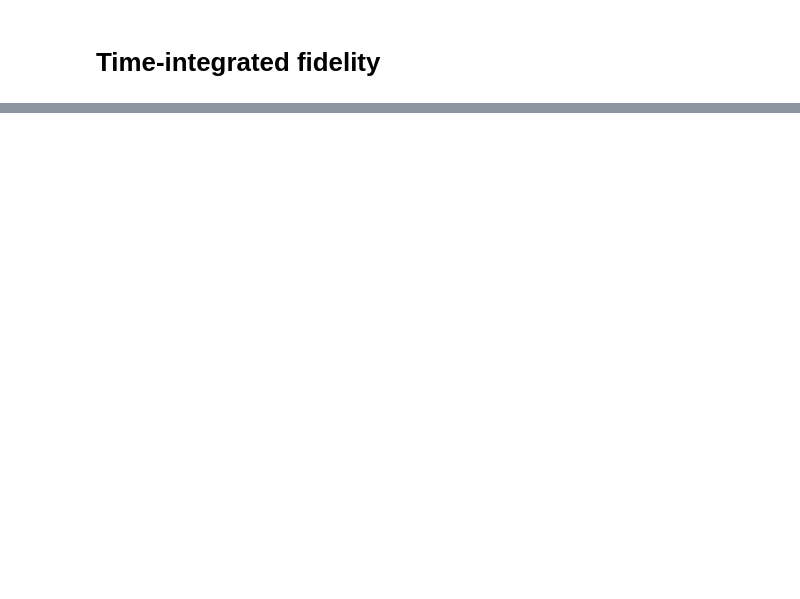
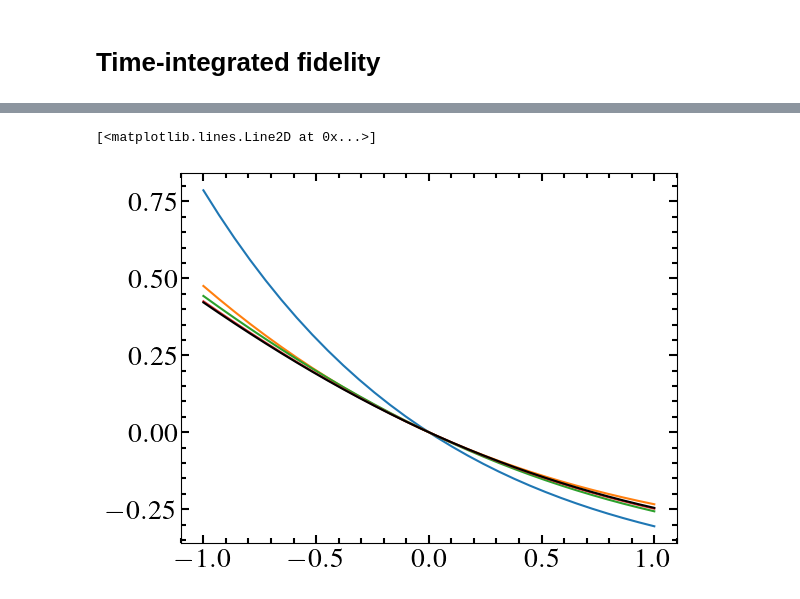
Before and after one commit to PauloJPS/2024-large-deviation-full-counting-statistics-in-adiabatic-open-quantum-dynamics, a Jupyter notebook: Codes/Controled_Adiabaticity_against_Quench.ipynb, the cells around one changed output, grey strips where cells are left out. Cells and saved outputs as stored; diff of their text form; code cells hidden in the pictures; blank space fills up the shorter version.

```diff
--- a/Codes/Controled_Adiabaticity_against_Quench.ipynb
+++ b/Codes/Controled_Adiabaticity_against_Quench.ipynb
@@ -436,31 +400,3 @@ def get_Fidelity_tau(rho0, dt=0.01, taulist=[1, 10, 100], args=args):
 
 
     return Tlist_list, Fidelity_list
-# %%
-def get_theta_tau(rho0, slist, dt=0.01, taulist=[1, 10, 100], args=args):
-    theta_list = []
-    Tlist_list = []
-    rho0_int = np.array(rho0,dtype=np.complex_).flatten()
-
-    args_aux = args.copy()
-    for tau in taulist:
-        args_aux["tau"] = tau
-        theta_aux = []
-        for s in slist:
-            args_aux["s"] = s
-            t0 = time.time()
-            print(tau, dt)
-            Nsteps = int(tau/dt)
-            print(Nsteps)
-            tlist = np.linspace(0, tau, Nsteps)
-
-            args_aux["tau"] = tau
-
-            thetas, rhos = Direct_SCGF_calculation(rho0, tlist, args_aux)
-
-            theta = np.sum(thetas)/tau
-
-            theta_aux.append(theta)
-        theta_list.append(theta_aux)
-
-    return theta_list
@@ -636,0 +547,6 @@ exact_theta = get_Exact_theta(s_list_exact, args)
+# %%
+Fig_2c_slist = np.linspace(-1, 1, 30)
+Fig_2c_taulist = [0.1, 1, 10, 100]
+dt = 0.01
+
+Fig_2c_theta_list = get_theta_tau(rho0, slist=Fig_2c_slist, dt=dt, taulist=Fig_2c_taulist, args=args)
@@ -636,0 +571,2 @@ exact_theta = get_Exact_theta(s_list_exact, args)
+# %%
+Fig_2c_exact_theta = get_Exact_theta(slist=Fig_2c_slist, args=args)
@@ -636,0 +591,11 @@ exact_theta = get_Exact_theta(s_list_exact, args)
+# %%
+plt.plot(Fig_2c_slist, Fig_2c_theta_list[0])
+plt.plot(Fig_2c_slist, Fig_2c_theta_list[1])
+plt.plot(Fig_2c_slist, Fig_2c_theta_list[2])
+plt.plot(Fig_2c_slist, Fig_2c_theta_list[3])
+
+
+plt.plot(Fig_2c_slist, Fig_2c_exact_theta, color="black")
+# %% [output]
+[<matplotlib.lines.Line2D at 0x...>]
+[figure, new version]
```
Also changed, not shown: parts of 36 cells of this notebook.
